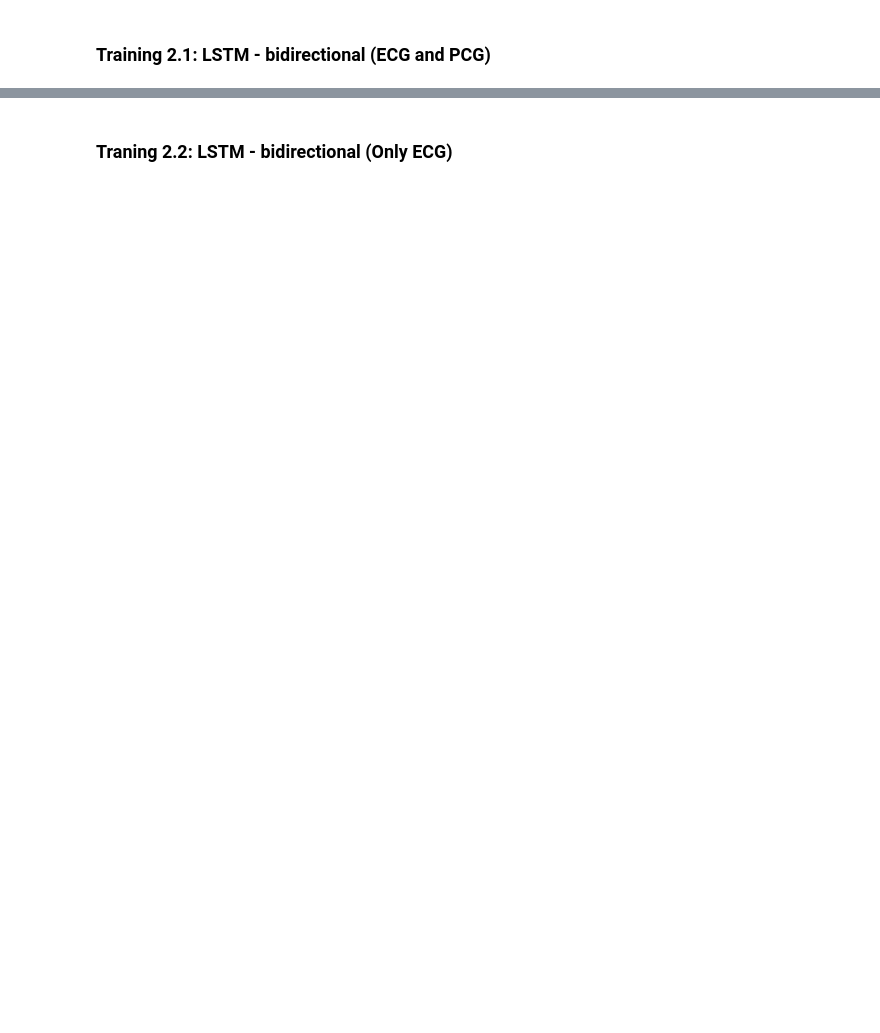
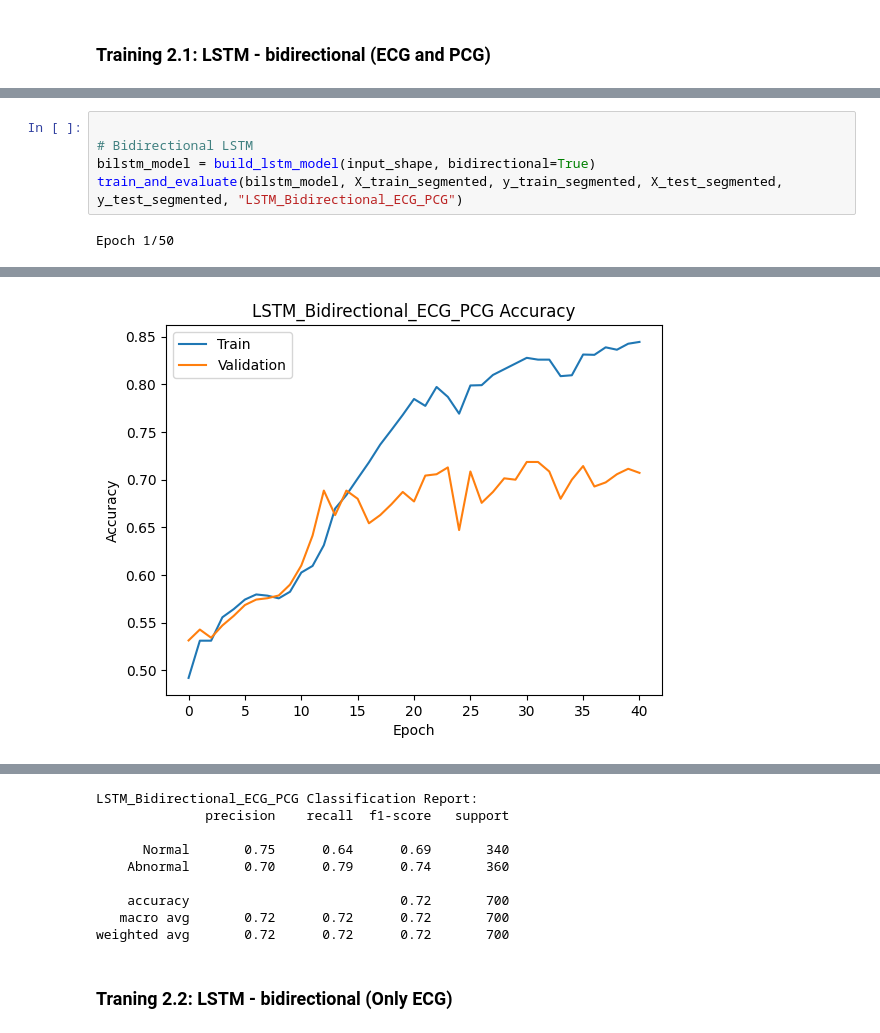
Before and after one commit to PhichamonS/Heart_Abnormality_Classification, a Jupyter notebook: Model_training_LSTM.ipynb, the cells around one changed output, grey strips where cells are left out. Cells and saved outputs as stored; diff of their text form; blank space fills up the shorter version.

```diff
--- a/Model_training_LSTM.ipynb
+++ b/Model_training_LSTM.ipynb
@@ -858,0 +702,7 @@ weighted avg       0.75      0.75      0.75       700
+# %%
+
+# Bidirectional LSTM
+bilstm_model = build_lstm_model(input_shape, bidirectional=True)
+train_and_evaluate(bilstm_model, X_train_segmented, y_train_segmented, X_test_segmented, y_test_segmented, "LSTM_Bidirectional_ECG_PCG")
+# %% [output]
+Epoch 1/50
@@ -858,0 +726 @@ weighted avg       0.75      0.75      0.75       700
+[figure, added]
@@ -859,2 +729,11 @@ weighted avg       0.75      0.75      0.75       700
+LSTM_Bidirectional_ECG_PCG Classification Report:
+              precision    recall  f1-score   support
+
+      Normal       0.75      0.64      0.69       340
+    Abnormal       0.70      0.79      0.74       360
+
+    accuracy                           0.72       700
+   macro avg       0.72      0.72      0.72       700
+weighted avg       0.72      0.72      0.72       700
 # %% [markdown]
 ### Traning 2.2: LSTM - bidirectional (Only ECG)
```
Also changed, not shown: parts of 44 cells of this notebook.
